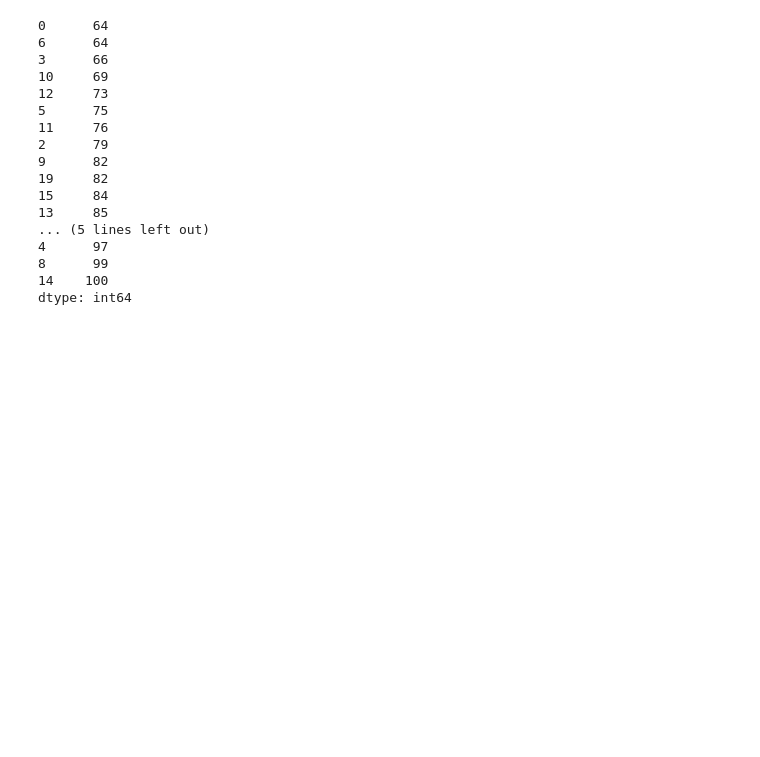
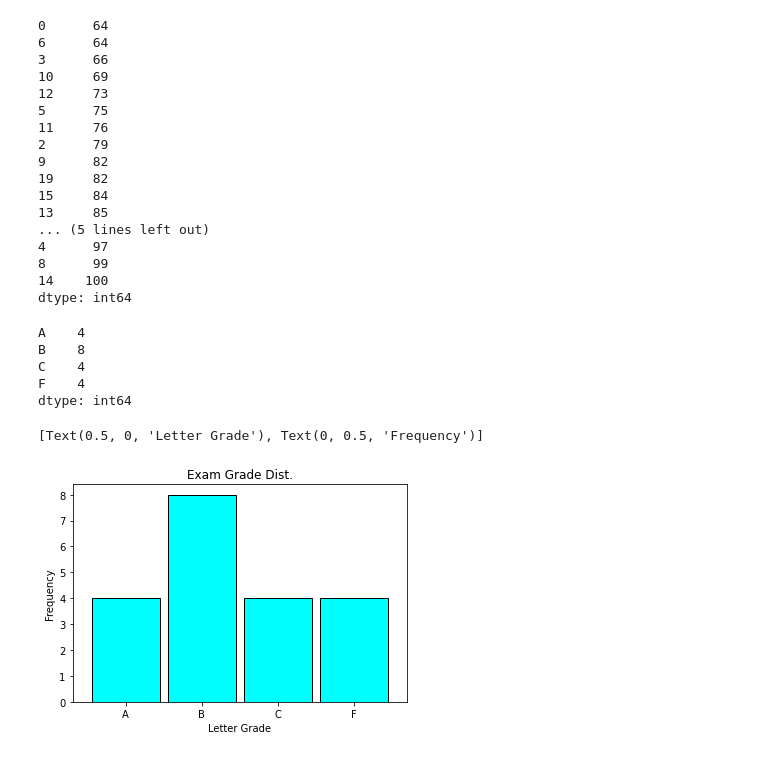
Before and after one commit to Jason-Tellez/numpy-pandas-visualization-exercises, a Jupyter notebook: pandas_series.ipynb, the cells around one changed output. Saved outputs shown, nothing was run; the diff lists cells and outputs as text; code cells hidden in the pictures; blank space fills up the shorter version.

```diff
--- a/pandas_series.ipynb
+++ b/pandas_series.ipynb
@@ -228,8 +228,8 @@ exam_score.plot(title='Exam Grade Dist.',
 #4. Write the code necessary to implement a curve for your exam_grades Series and save this as curved_grades. Add the necessary points to the highest grade to make it 100, and add the same number of points to every other score in the Series as well.
 curve = exam_scores.max()
 curve = 100 - curve
-curved_exam = exam_scores + curve
-print(curved_exam.sort_values())
+curved_grades = exam_scores + curve
+print(curved_grades.sort_values())
 # %% [output]
 0      64
 6      64
@@ -250,6 +250,25 @@ print(curved_exam.sort_values())
 dtype: int64
 # %%
 #5. Use a method to convert each of the numeric values in the curved_grades Series into a categorical value of letter grades. For example, 86 should be a 'B' and 95 should be an 'A'. Save this as a Series named letter_grades.
-
-
-#6. Plot your new categorical letter_grades Series in a meaninful way and include a title and axis labels.
+bins_grades = [0, 70, 80, 90, 100]
+letters = ['F', 'C', 'B', 'A']
+letter_grades = pd.cut(pd.to_numeric(curved_grades), bins = bins_grades, labels = letters).value_counts().sort_index(ascending=False)
+letter_grades
+# %% [output]
+A    4
+B    8
+C    4
+F    4
+dtype: int64
+# %%
+#6. Plot your new categorical letter_grades Series in a meaninful way and include a title and axis labels.
+letter_grades.plot(title='Exam Grade Dist.',
+                kind='bar',
+                rot=0,
+                color='cyan',
+                ec='black',
+                width = 0.9).set(xlabel='Letter Grade',
+                                 ylabel='Frequency')
+# %% [output]
+[Text(0.5, 0, 'Letter Grade'), Text(0, 0.5, 'Frequency')]
+[figure, added]
```
